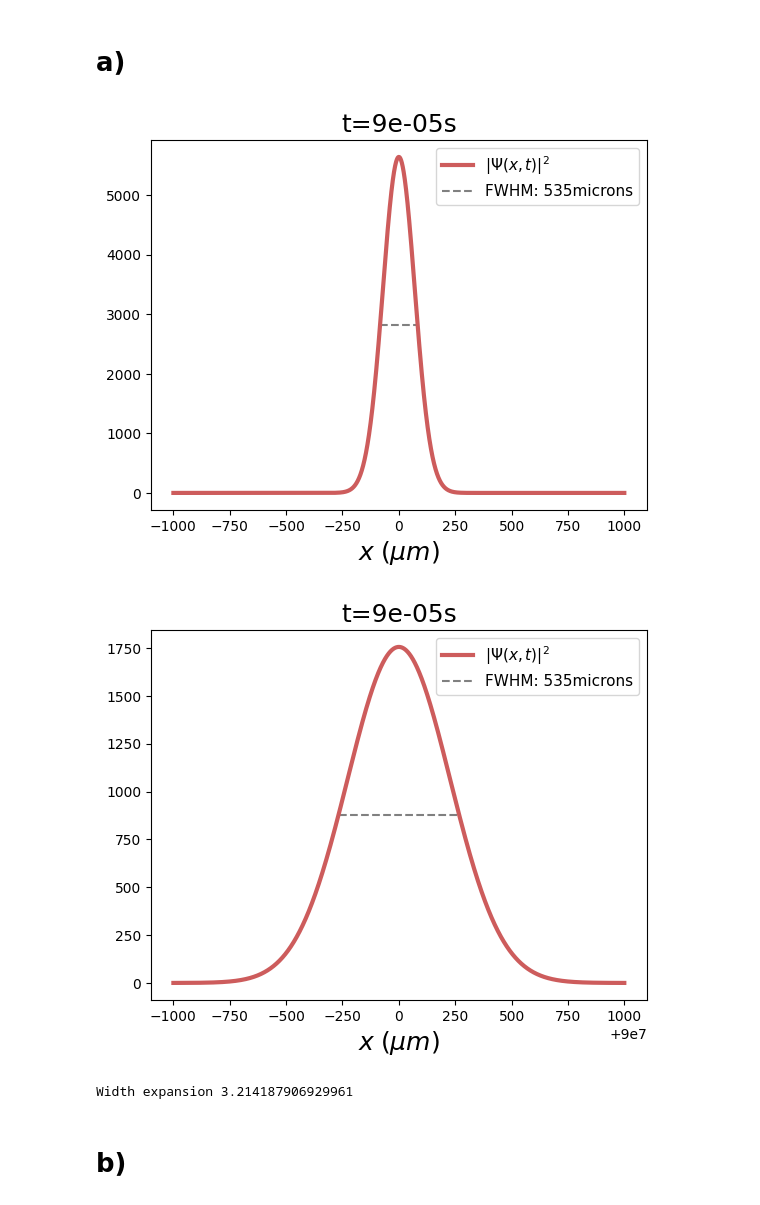
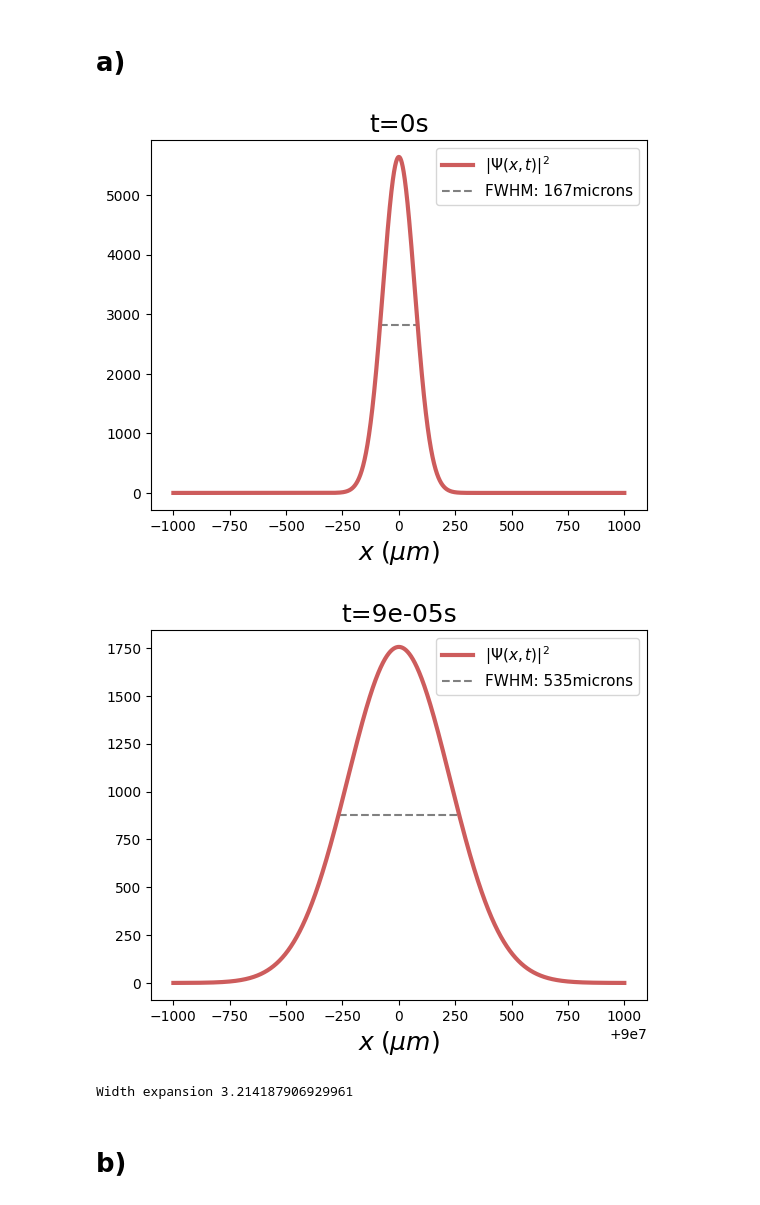
Before and after one commit to eirikama/qm, a Jupyter notebook: wavepacket_travelling.ipynb, the cells around one changed output. Drawn from its saved outputs; the diff is of its cells as text; code cells hidden in the pictures.

```diff
--- a/wavepacket_travelling.ipynb
+++ b/wavepacket_travelling.ipynb
@@ -45,36 +45,36 @@ sigma = 0.0001                   # Width of Gaussian [m]
 v_el = 10**(6)                   # Velocity of electron [m/s]
 
 t_1 = 0
 x = np.linspace(-10*sigma, 10*sigma, 1000000)
 psi_1 = psi(x, t_1, v_el, m_el, sigma)
 width_1 = fwhm(x, np.abs(psi_1)**2)
 
 plt.plot(x * 10**(6), np.abs(psi_1)**2, c="indianred", lw=3, label=r"$|\Psi(x,t)|^2$")
 plt.hlines(0.5*np.max(np.abs(psi_1)**2),
             xmin=(v_el*t_1 - width_1/2) * 10**(6), xmax=(v_el*t_1 + width_1/2) * 10**(6),
-           color= 'gray', ls="--", label=f"FWHM: { width_2*10**6 :.0f}microns")
+           color= 'gray', ls="--", label=f"FWHM: { width_1*10**6 :.0f}microns")
 plt.xlabel(r"$ x \; (\mu m)$", fontsize=18)
-plt.title(f"t={t_2}s", fontsize=18)
+plt.title(f"t={t_1}s", fontsize=18)
 plt.legend(fontsize=11)
 plt.show()
 
 t_2 = 9.*10**(-5)
 x = np.linspace(-10*sigma + v_el*t_2, 10*sigma + v_el*t_2, 1000000)
 psi_1 = psi(x, t_2, v_el, m_el, sigma)
 width_2 = fwhm(x, np.abs(psi_1)**2)
 
 plt.plot(x * 10**(6), np.abs(psi_1)**2, c="indianred", lw=3, label=r"$|\Psi(x,t)|^2$")
 plt.hlines(0.5*np.max(np.abs(psi_1)**2),
             xmin=(v_el*t_2 - width_2/2) * 10**(6), xmax=(v_el*t_2 + width_2/2) * 10**(6),
            color= 'gray', ls="--", label=f"FWHM: { width_2*10**6 :.0f}microns")
 plt.xlabel(r"$ x \; (\mu m)$", fontsize=18)
 plt.title(f"t={t_2}s", fontsize=18)
 plt.legend(fontsize=11)
 plt.show()
 
 print(f"\nWidth expansion {width_2 / width_1}")
 # %% [output]
-[figure, old version]
+[figure, new version]
 [figure]
 Width expansion 3.214187906929961
 # %% [markdown]
```
Also changed, not shown: parts of 3 cells of this notebook.
